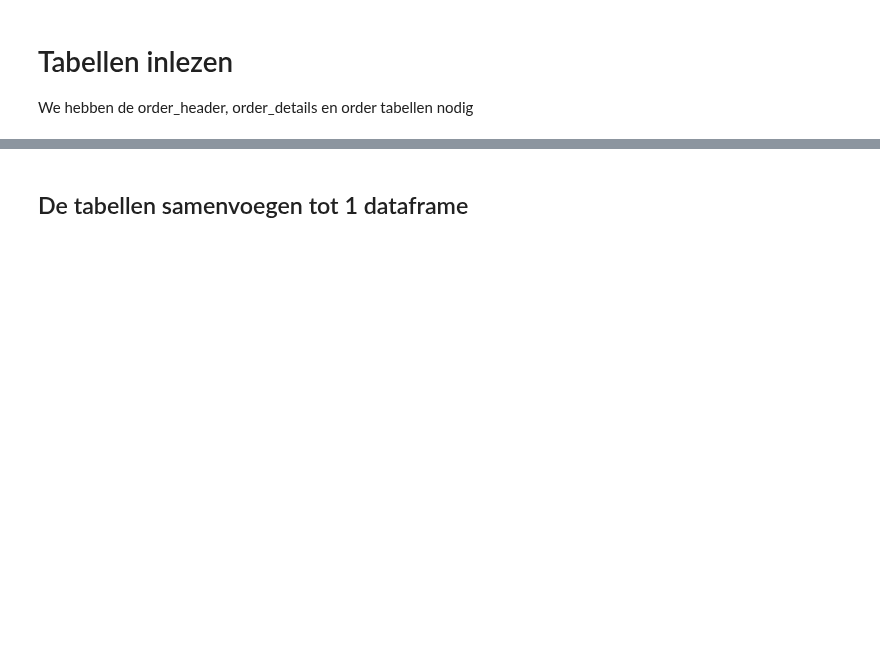
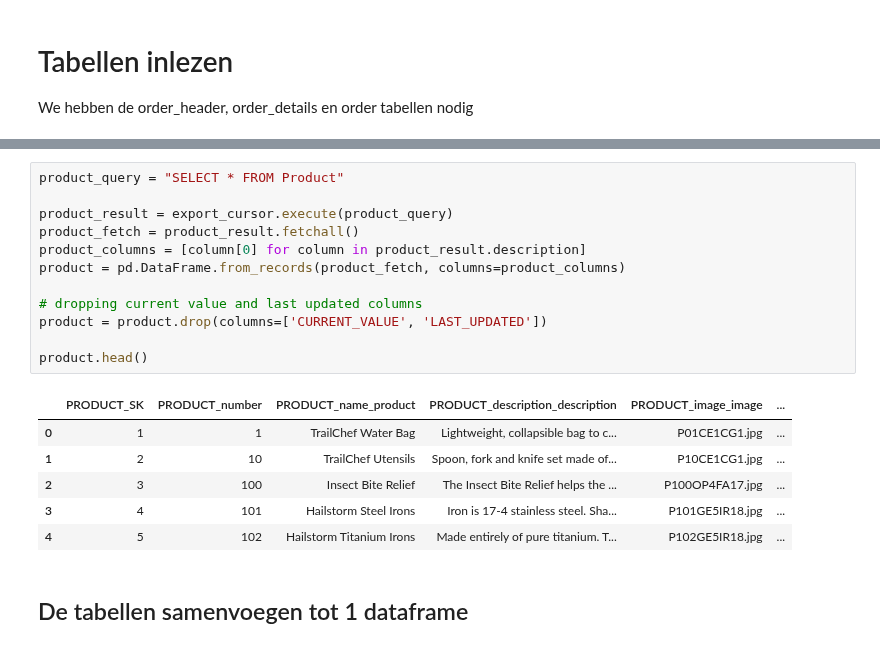
Before and after one commit to Nrojt/SE4-DEDS-Pyhton-opdrachten, a Jupyter notebook: week 8/8.1/Practicum_8.1.ipynb, the cells around one changed output, grey strips where cells are left out. Drawn from its saved outputs; the diff is of its cells as text; blank space fills up the shorter version.

```diff
--- a/week 8/8.1/Practicum_8.1.ipynb
+++ b/week 8/8.1/Practicum_8.1.ipynb
@@ -83,3 +112,22 @@ order_details.head()
+# %%
+product_query = "SELECT * FROM Product"
+
+product_result = export_cursor.execute(product_query)
+product_fetch = product_result.fetchall()
+product_columns = [column[0] for column in product_result.description]
+product = pd.DataFrame.from_records(product_fetch, columns=product_columns)
+
+# dropping current value and last updated columns
+product = product.drop(columns=['CURRENT_VALUE', 'LAST_UPDATED'])
+
+product.head()
+# %% [output]
+|  | PRODUCT_SK | PRODUCT_number | PRODUCT_name_product | PRODUCT_description_description | PRODUCT_image_image | ... |
+| 0 | 1 | 1 | TrailChef Water Bag | Lightweight, collapsible bag to c... | P01CE1CG1.jpg | ... |
+| 1 | 2 | 10 | TrailChef Utensils | Spoon, fork and knife set made of... | P10CE1CG1.jpg | ... |
+| 2 | 3 | 100 | Insect Bite Relief | The Insect Bite Relief helps the ... | P100OP4FA17.jpg | ... |
+| 3 | 4 | 101 | Hailstorm Steel Irons | Iron is 17-4 stainless steel. Sha... | P101GE5IR18.jpg | ... |
+| 4 | 5 | 102 | Hailstorm Titanium Irons | Made entirely of pure titanium. T... | P102GE5IR18.jpg | ... |
 # %% [markdown]
 ## De tabellen samenvoegen tot 1 dataframe
 # %%
```
Also changed, not shown: parts of 14 cells of this notebook, 2 other files.
